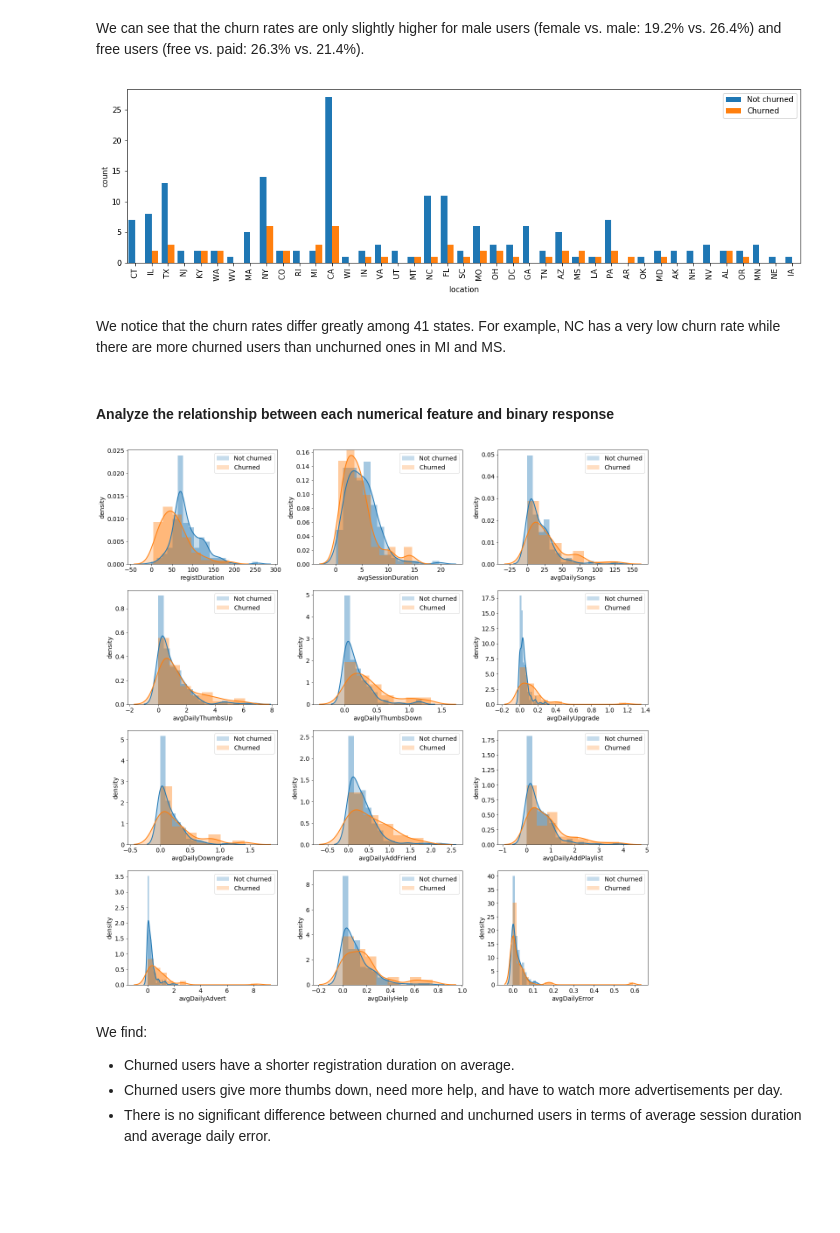
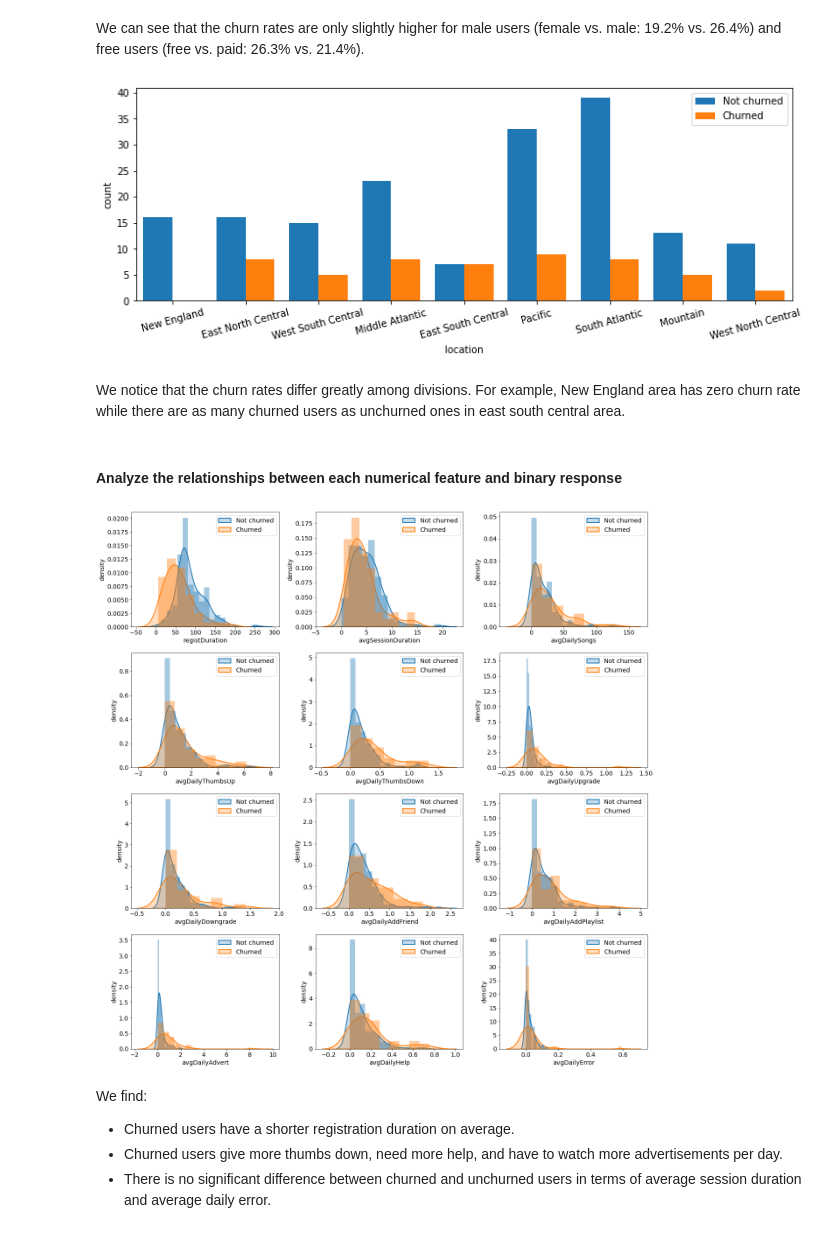
Before and after one commit to w-guo/Churn-prediction-PySpark, a Jupyter notebook: Sparkify_mini.ipynb, the cells around one changed output. Drawn from its saved outputs; the diff is of its cells as text; code cells hidden in the pictures; blank space fills up the shorter version.

```diff
--- a/Sparkify_mini.ipynb
+++ b/Sparkify_mini.ipynb
@@ -22,3 +29,3 @@ from pyspark.ml.evaluation import MulticlassClassificationEvaluator, BinaryClass
 # %%
 # create a Spark session
-spark = SparkSession.builder.appName("Sparkify").getOrCreate()
+spark = SparkSession.builder.master("local[*]").appName("Sparkify").getOrCreate()
@@ -191,13 +197,13 @@ set(df.select('page').distinct().collect())-set(df.select('page').where('artist
 We find that the variables in Group 2 are null whenever **page** is not *NextSong*, which makes sense since these variables are song-related.
 # %%
 def clean_data(df):
-    """Clean a Sparkify dataset in the form of the Spark dataframe
+    """Clean a Sparkify dataset
 
     Args:
-    df: a Sparkify dataset
+    df: (spark dataframe) a Sparkify dataset
 
     Returns:
-    df: a preprocessed Sparkify dataset
+    df: (spark dataframe) a preprocessed Sparkify dataset
     """
     # remove user id with empty strings
     df = df.filter(col('userId') != '')
@@ -207,10 +213,9 @@ def clean_data(df):
         .withColumn('registrationTime', to_timestamp(col('registration')/1000)) \
         .withColumn('time', to_timestamp(col('ts')/1000))
 
-    # replace location with extracted state
-    df = df \
-        .withColumn('location', split(col('location'),',').getItem(1)) \
-        .withColumn('location', split(col('location'), '-').getItem(0))
+    # replace location with first listed state
+    state_udf = udf(lambda x: x.split(', ')[1].split('-')[0])
+    df = df.withColumn('location', state_udf('location'))
 
     return df
 
@@ -253,0 +266,3 @@ Next, we investigate the following factors for churn:
+# %%
+region_df = spark.read.csv('us_regions.csv', header=True)
+region_df.show(5)
@@ -254,6 +304,3 @@ Next, we investigate the following factors for churn:
 # %%
 # find the latest level of each user
 df = df.withColumn('latestLevel', last(col('level')).over(userWindow))
-# %%
-# calculate the number of days between registration to last activity
-df = df.withColumn('registDuration', ((last(col('ts')).over(userWindow)-col('registration'))/1000/3600/24).cast(IntegerType()))
@@ -388,41 +438,41 @@ user_df.select(['latestLevel', 'Churn']).groupBy('latestLevel', 'Churn').count()
 # %% [markdown]
 We can see that the churn rates are only slightly higher for male users (female vs. male: 19.2% vs. 26.4%) and free users (free vs. paid: 26.3% vs. 21.4%).
 # %%
+location_churn_df = df.select(['userId', 'location', 'Churn']).dropDuplicates(['userId'])
+location_churn_df = location_churn_df.join(region_df, location_churn_df['location']==region_df['State Code'], how='left') \
+                    .select(['userId', col("Division").alias("location"), 'Churn'])
+
 # plot location vs. churn
-plt.figure(figsize = (16,4))
-plt.subplots_adjust(top=0.95, bottom=0.15)
-sns.countplot(x='location', data=user_df_pd, hue='Churn', saturation=1);
-plt.xticks(rotation=90)
+plt.figure(figsize = (12,4))
+sns.countplot(x='location', data=location_churn_df.toPandas(), hue='Churn', saturation=1);
+plt.xticks(rotation=15)
 plt.legend(['Not churned', 'Churned'], loc='upper right');
 
-plt.savefig('location_count.pdf', dpi=150)
+plt.savefig('location_count.png', bbox_inches='tight', dpi=150)
 # %% [output]
-[figure, old version]
+[figure, new version]
 # %% [markdown]
-We notice that the churn rates differ greatly among 41 states. For example, NC has a very low churn rate while there are more churned users than unchurned ones in MI and MS.
+We notice that the churn rates differ greatly among divisions. For example, New England area has zero churn rate while there are as many churned users as unchurned ones in east south central area.
 # %% [markdown]
-#### Analyze the relationship between each numerical feature and binary response
+#### Analyze the relationships between each numerical feature and binary response
 # %%
 # plot numerical features vs. churn
-col = ['registDuration', 'avgSessionDuration','avgDailySongs',
-       'avgDailyThumbsUp', 'avgDailyThumbsDown', 'avgDailyUpgrade',
-       'avgDailyDowngrade', 'avgDailyAddFriend','avgDailyAddPlaylist',
-       'avgDailyAdvert', 'avgDailyHelp', 'avgDailyError']
+num_cols = [field.name for field in user_df.schema.fields if field.dataType != IntegerType()]
 
 plt.figure(figsize=(18,18))
 with plt.style.context({'font.size': 14}): # change the font size temporarily
-    for i in range(len(col)):
+    for i in range(len(num_cols)):
         plt.subplot(4,3,i+1)
         plt.tight_layout()
-        sns.distplot(user_df_pd[user_df_pd['Churn'] == 0][col[i]], kde_kws={'shade':True, 'linewidth':2}, color='C0')
-        sns.distplot(user_df_pd[user_df_pd['Churn'] == 1][col[i]], kde_kws={'shade':True, 'linewidth':2}, color='C1')
+        sns.distplot(user_df_pd[user_df_pd['Churn'] == 0][num_cols[i]], kde_kws={'shade':True, 'linewidth':2}, color='C0')
+        sns.distplot(user_df_pd[user_df_pd['Churn'] == 1][num_cols[i]], kde_kws={'shade':True, 'linewidth':2}, color='C1')
         plt.legend(['Not churned','Churned'])
-        plt.xlabel(col[i])
+        plt.xlabel(num_cols[i])
         plt.ylabel('density')
 
-plt.savefig('numerical_features_hist.pdf', dpi=150)
+plt.savefig('numerical_features_hist.png', dpi=150)
 # %% [output]
-[figure, old version]
+[figure, new version]
 # %% [markdown]
 We find:
 
```
Also changed, not shown: parts of 83 cells of this notebook, 1 other file.
